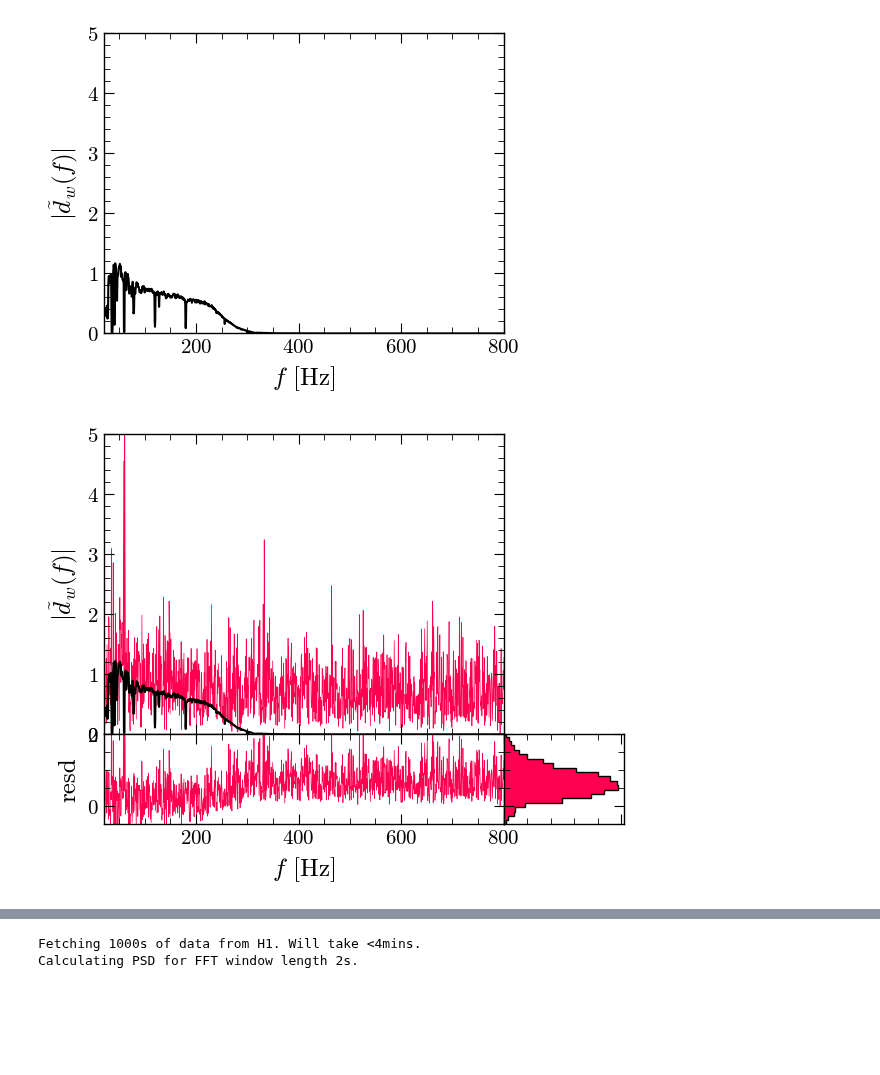
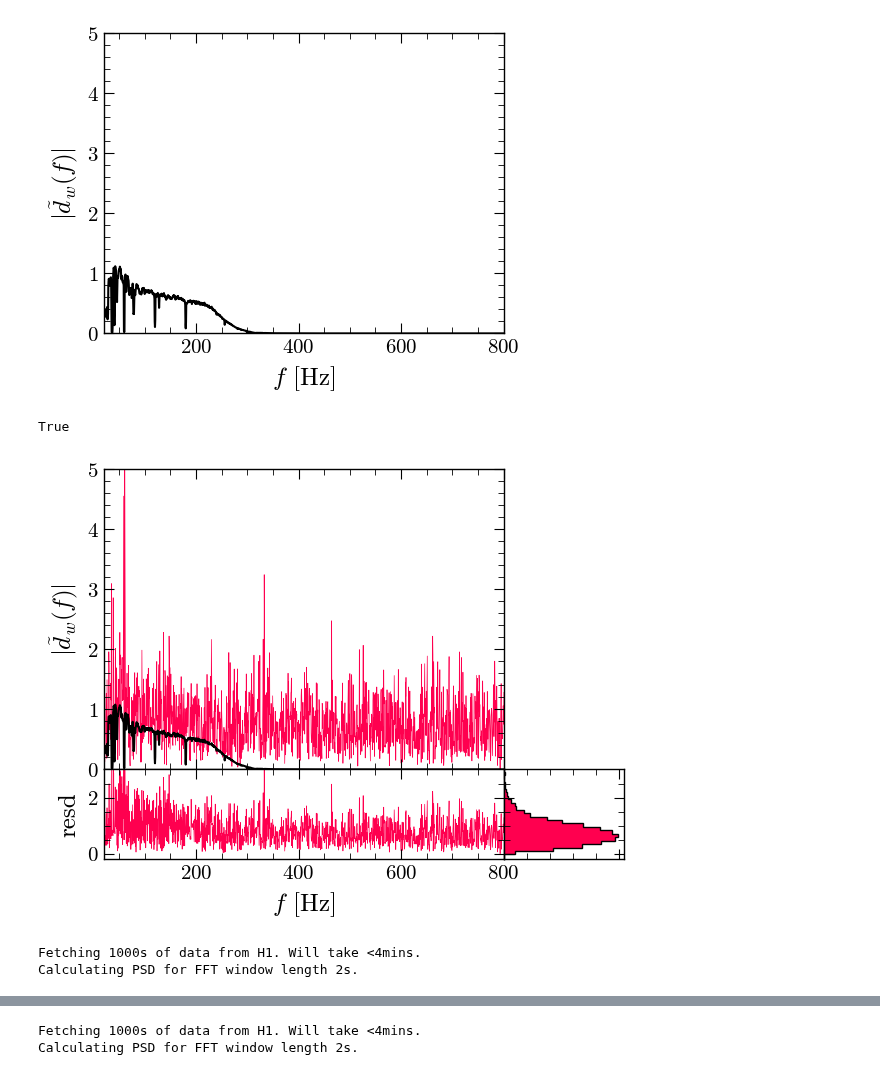
Before and after one commit to james-alvey-42/gw-mist, a Jupyter notebook: notebooks/week9/newgen.ipynb, the cells around one changed output, grey strips where cells are left out. Drawn from its saved outputs; the diff is of its cells as text; code cells hidden in the pictures; blank space fills up the shorter version.

```diff
--- a/notebooks/week9/newgen.ipynb
+++ b/notebooks/week9/newgen.ipynb
@@ -419,36 +426,49 @@ theta = gw._fd_theta_batched(4)
 mu = gw._fd_waveform_batched(theta)[0]
 f = gw.frequencies
 
 fig, ax = pf.create_plot()
 plt.setp(ax.get_xticklabels(), visible=False)
 ax2 = fig.add_axes((0,-.3,1,.3), sharex=ax)
 ax3 = fig.add_axes((1,-.3,.3,.3), sharey=ax2)
 plt.setp(ax3.get_xticklabels(), visible=False)
 plt.setp(ax3.get_yticklabels(), visible=False)
 axes = [ax,ax2,ax3]
 
 
 gw150914 = gw.get_GW150914_fd()
-ax.plot(f, gw150914, lw=0.5, color='#ff004f')
-ax.plot(f,mu, color='k')
+ax.plot(f, np.abs(gw150914), lw=0.5, color='#ff004f')
+ax.plot(f,np.abs(mu), color='k')
 
-noise = gw150914-mu
+noise = np.abs(gw150914-mu)
 ax2.plot(f, noise, color='#ff004f', lw=0.5)
 
 ax3.hist(noise,bins=np.linspace(-1,5,50), histtype='step', orientation='horizontal', density=True, color='k')
 ax3.hist(noise,bins=np.linspace(-1,5,50), orientation='horizontal', density=True, color='#ff004f')
 
 ax2.set_xlabel(r'$f$ [Hz]')
 ax.set_ylabel(r'$|\tilde{d}_w(f)|$')
 ax.set_xlim([20,800])
 ax.set_ylim([0,5])
-ax2.set_ylim([-.5,2])
+ax2.set_ylim([-.2,3])
 
 ax2.set_ylabel('resd')
 
 pf.fix_plot(axes)
 
 # np.savez('../week10/gw1509data.npz',f=f,gw150914=gw150914)
 # %% [output]
+True
-[figure, old version]
+[figure, new version]
+# %%
+quantiles = np.array([0.05199686, 0.2145543,  0.58780088, 1.17737921, 1.91882754,
+ 2.75067576, 3.63463655])
+
+quantiles_long = np.array([7.11978022e-04, 7.96148769e-03, 5.19968566e-02, 2.14554300e-01,
+ 5.87800876e-01, 1.17737921e+00, 1.91882754e+00, 2.75067576e+00,
+ 3.63463655e+00, 4.55164698e+00, 5.49045819e+00])
+
+simulator = GW_Additive_F(fraction=0.005)
+# %% [output]
+Fetching 1000s of data from H1. Will take <4mins.
+Calculating PSD for FFT window length 2s.
 # %%
```
Also changed, not shown: parts of 9 cells of this notebook.
